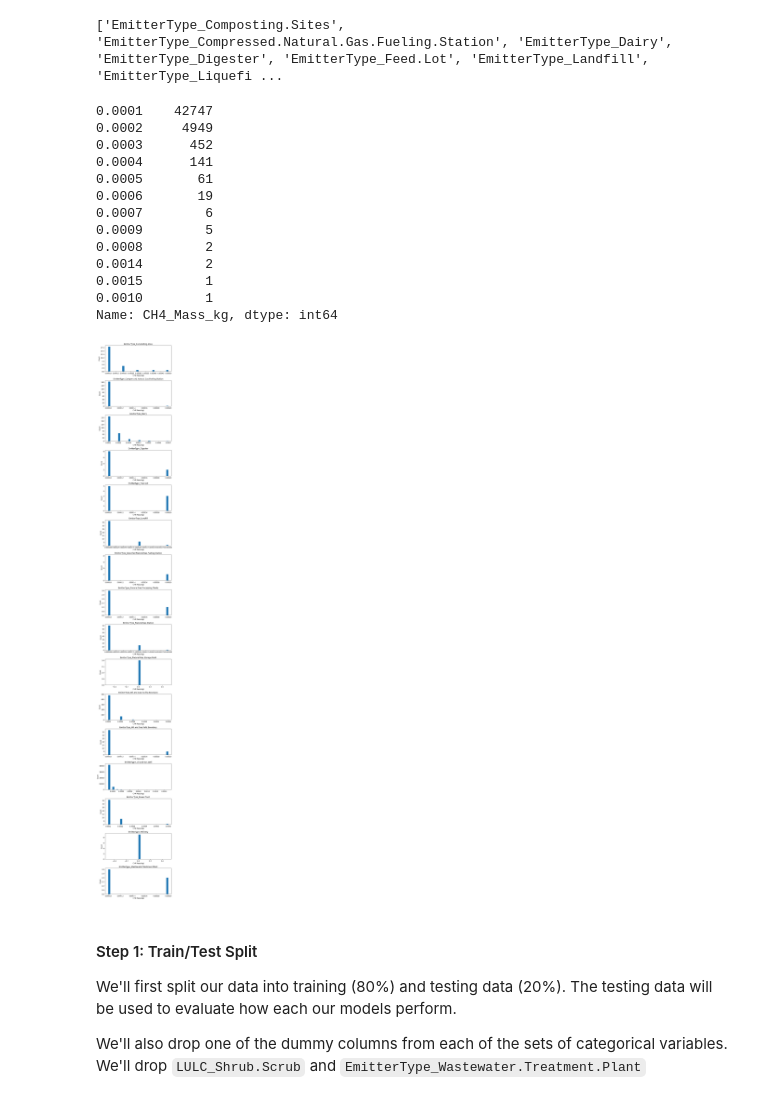
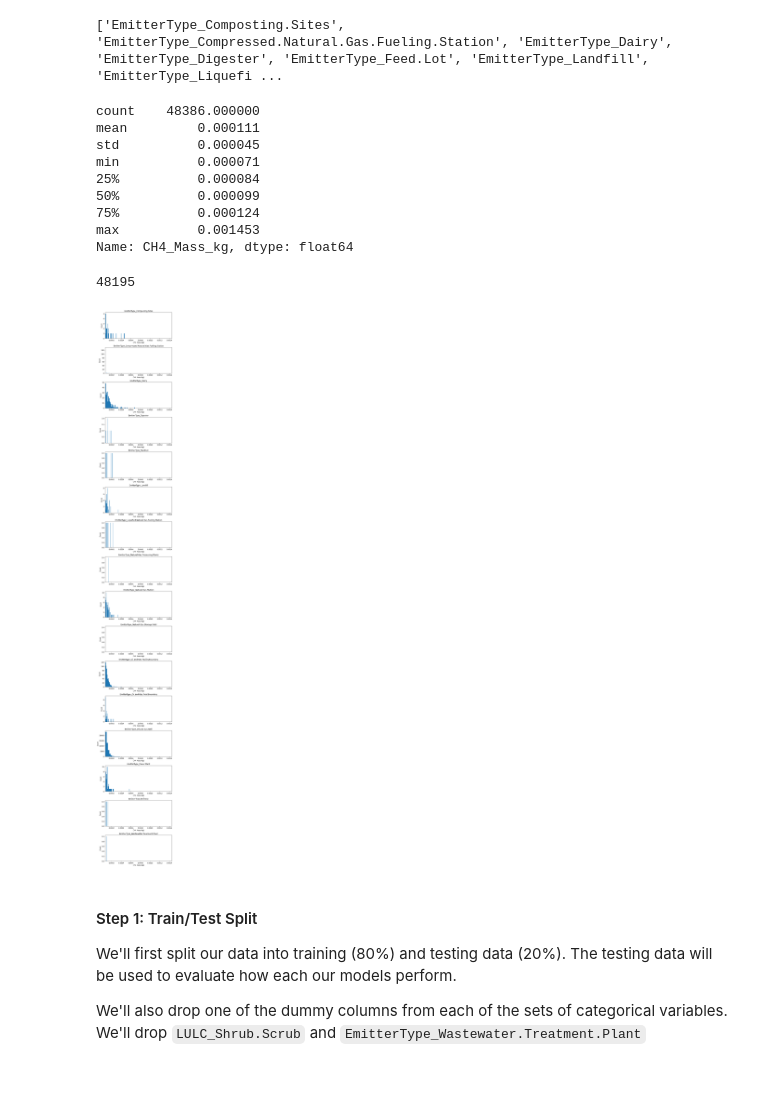
Before and after one commit to hikari-murayama/CA_ag_pollution, a Jupyter notebook: Final_Project_Notebook.ipynb, the cells around one changed output. Saved outputs shown, nothing was run; the diff lists cells and outputs as text; code cells hidden in the pictures.

Commit message:
run through and updates with new data

```diff
--- a/Final_Project_Notebook.ipynb
+++ b/Final_Project_Notebook.ipynb
@@ -187,3 +186,8 @@ gdf = gpd.read_file('output/target_and_features_AQ.geojson')
+# %%
+gdf = gpd.read_file('output/target_and_features_AQ2.geojson')
+
+# We know that there are some duplicates in here so we're gonna drop them
+gdf = gdf.drop_duplicates().reset_index(drop=True)
 # %% [markdown]
 First let's double check our geodataframe.
 # %%
@@ -336,35 +340,36 @@ print(col_emitter_type)
 # %% [output]
 ['EmitterType_Composting.Sites', 'EmitterType_Compressed.Natural.Gas.Fueling.Station', 'EmitterType_Dairy', 'EmitterType_Digester', 'EmitterType_Feed.Lot', 'EmitterType_Landfill', 'EmitterType_Liquefi ...
 # %%
-gdf['CH4_Mass_kg'].value_counts()
+gdf['CH4_Mass_kg'].describe()
 # %% [output]
-0.0001    42747
-0.0002     4949
-0.0003      452
-0.0004      141
-0.0005       61
-0.0006       19
-0.0007        6
-0.0009        5
-0.0008        2
-0.0014        2
-0.0015        1
-0.0010        1
-Name: CH4_Mass_kg, dtype: int64
+count    48386.000000
+mean         0.000111
+std          0.000045
+min          0.000071
+25%          0.000084
+50%          0.000099
+75%          0.000124
+max          0.001453
+Name: CH4_Mass_kg, dtype: float64
+# %%
+len(gdf['CH4_Mass_kg'].unique())
+# %% [output]
+48195
 # %%
 #Plot histogram of emissions level by each emitter type.
 fig, ax = plt.subplots(nrows = len(col_emitter_type), figsize = (7, 50))
 
 for j, col in enumerate(col_emitter_type):
     data = gdf[['CH4_Mass_kg',col]]
     data = data.loc[data[col]==1]
-    ax[j].hist(data['CH4_Mass_kg'], bins = 30)
+    ax[j].hist(data['CH4_Mass_kg'], bins = 50)
+    ax[j].set_xlim(gdf['CH4_Mass_kg'].min(),gdf['CH4_Mass_kg'].max())
     ax[j].set_title(str(col))
     ax[j].set_xlabel('CH4 Mass (kg)')
     ax[j].set_ylabel('Count')
 plt.tight_layout()
 # %% [output]
-[figure, old version]
+[figure, new version]
 # %% [markdown]
 #### Step 1: Train/Test Split
 
```
Also changed, not shown: parts of 40 cells of this notebook.
